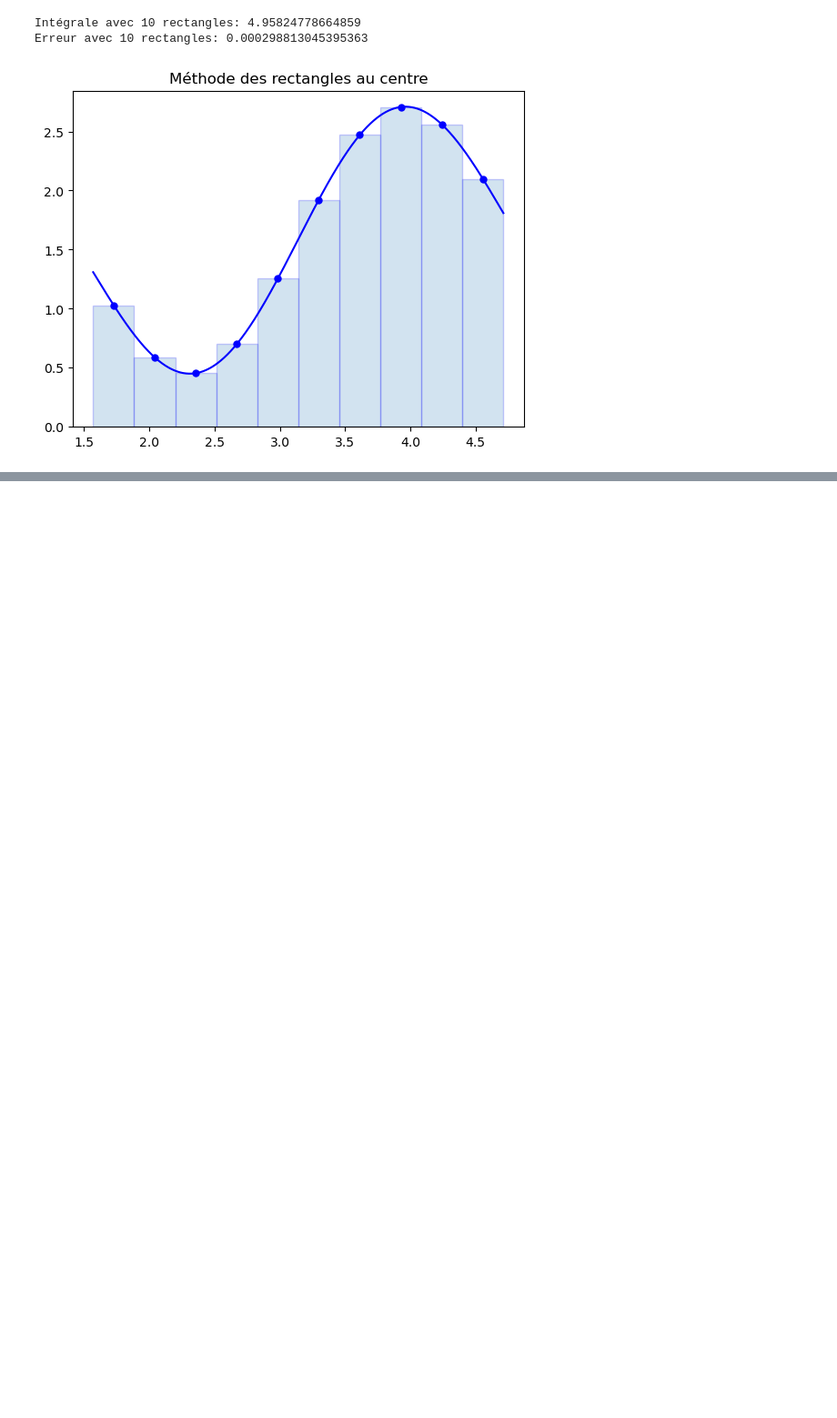
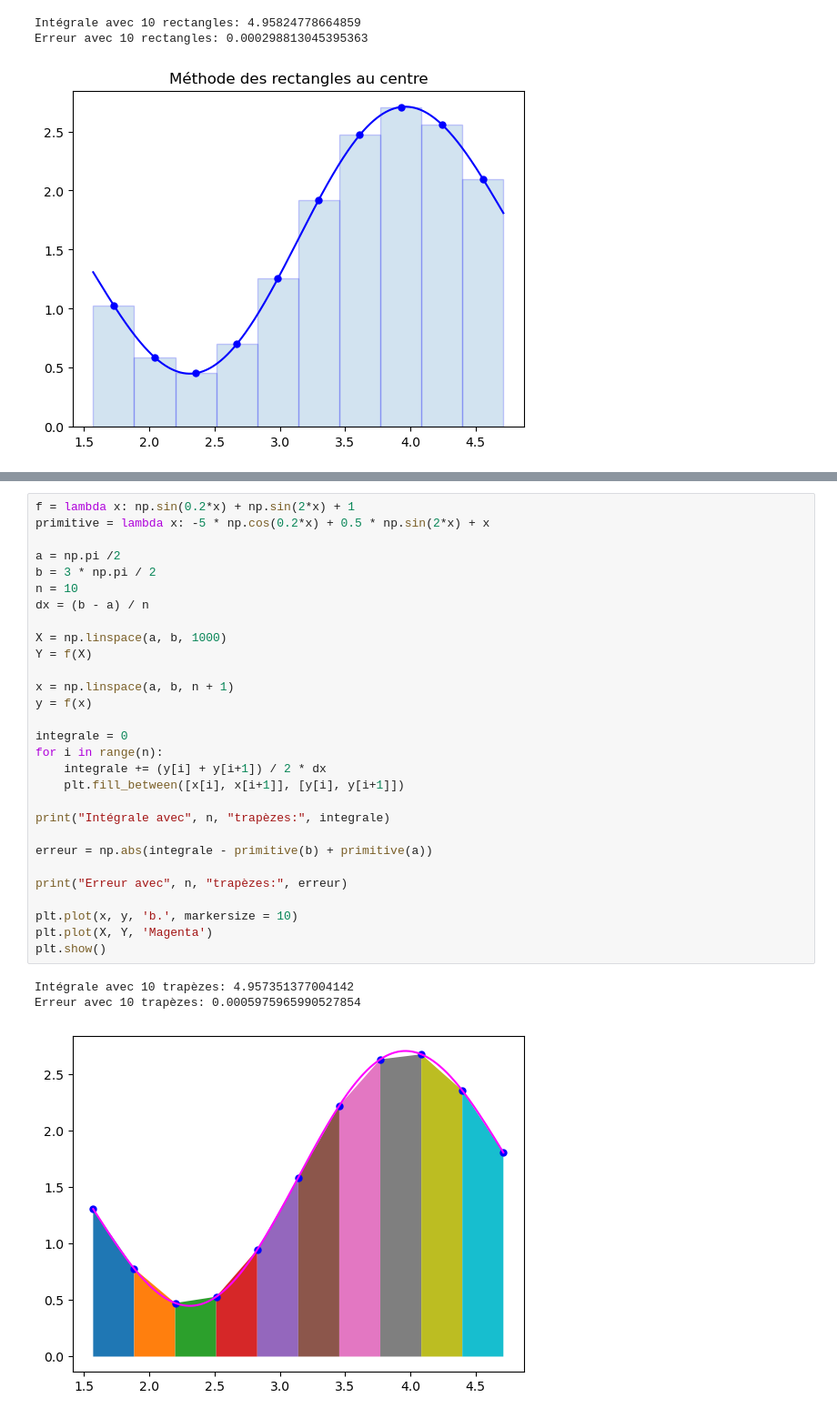
Before and after one commit to Zach3292/Calcul3, a Jupyter notebook: Note de cours.ipynb, the cells around one changed output, grey strips where cells are left out. Shown at 91% size. Cells and saved outputs as stored; diff of their text form; blank space fills up the shorter version.

```diff
--- a/Note de cours.ipynb
+++ b/Note de cours.ipynb
@@ -753,0 +842,33 @@ Erreur avec 10 rectangles: 0.000298813045395363
+# %%
+f = lambda x: np.sin(0.2*x) + np.sin(2*x) + 1
+primitive = lambda x: -5 * np.cos(0.2*x) + 0.5 * np.sin(2*x) + x
+
+a = np.pi /2
+b = 3 * np.pi / 2
+n = 10
+dx = (b - a) / n
+
+X = np.linspace(a, b, 1000)
+Y = f(X)
+
+x = np.linspace(a, b, n + 1)
+y = f(x)
+
+integrale = 0
+for i in range(n):
+    integrale += (y[i] + y[i+1]) / 2 * dx
+    plt.fill_between([x[i], x[i+1]], [y[i], y[i+1]])
+
+print("Intégrale avec", n, "trapèzes:", integrale)
+
+erreur = np.abs(integrale - primitive(b) + primitive(a))
+
+print("Erreur avec", n, "trapèzes:", erreur)
+
+plt.plot(x, y, 'b.', markersize = 10)
+plt.plot(X, Y, 'Magenta')
+plt.show()
+# %% [output]
+Intégrale avec 10 trapèzes: 4.957351377004142
+Erreur avec 10 trapèzes: 0.0005975965990527854
+[figure, added]
```
Also changed, not shown: parts of 18 cells of this notebook, 1 other file.
